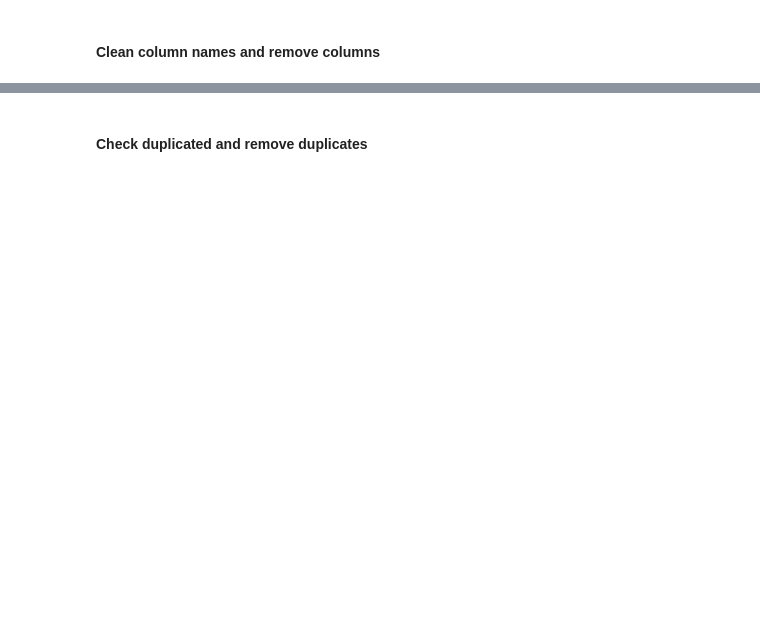
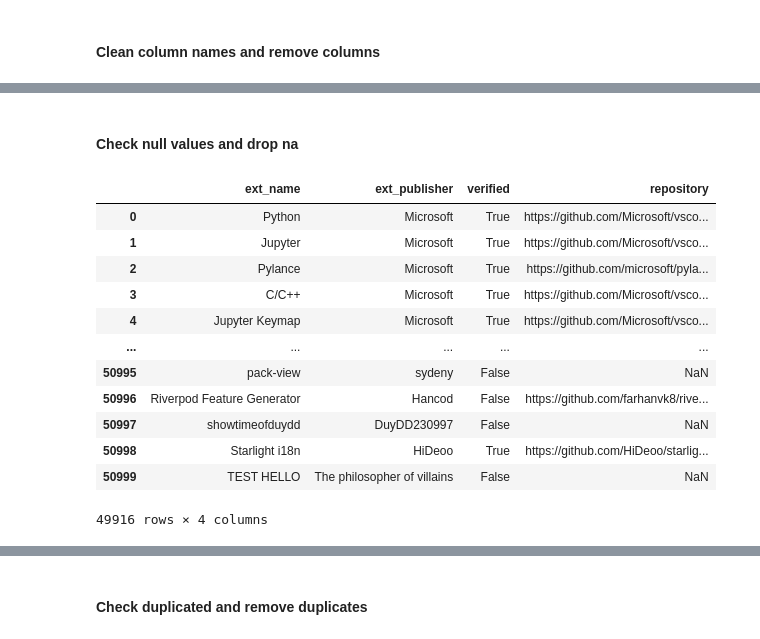
Before and after one commit to Ironhack-DA-Course/proj-final, a Jupyter notebook: notebooks/data_preprocessing.ipynb, the cells around one changed output, grey strips where cells are left out. Drawn from its saved outputs; the diff is of its cells as text; code cells hidden in the pictures; blank space fills up the shorter version.

```diff
--- a/notebooks/data_preprocessing.ipynb
+++ b/notebooks/data_preprocessing.ipynb
@@ -84,0 +125,18 @@ df_scraped.columns, df_verified.columns, df_vulnerable.columns
+# %% [markdown]
+#### Check null values and drop na
+# %%
+df_verified =df_verified[((df_verified["repository"].str.contains("https://git|https://www.git|github.com",na=False,regex=True)) | (df_verified["repository"].isna()))]
+# %% [output]
+|  | ext_name | ext_publisher | verified | repository |
+| 0 | Python | Microsoft | True | https://github.com/Microsoft/vsco... |
+| 1 | Jupyter | Microsoft | True | https://github.com/Microsoft/vsco... |
+| 2 | Pylance | Microsoft | True | https://github.com/microsoft/pyla... |
+| 3 | C/C++ | Microsoft | True | https://github.com/Microsoft/vsco... |
+| 4 | Jupyter Keymap | Microsoft | True | https://github.com/Microsoft/vsco... |
+| ... | ... | ... | ... | ... |
+| 50995 | pack-view | sydeny | False | NaN |
+| 50996 | Riverpod Feature Generator | Hancod | False | https://github.com/farhanvk8/rive... |
+| 50997 | showtimeofduydd | DuyDD230997 | False | NaN |
+| 50998 | Starlight i18n | HiDeoo | True | https://github.com/HiDeoo/starlig... |
+| 50999 | TEST HELLO | The philosopher of villains | False | NaN |
+49916 rows × 4 columns
```
Also changed, not shown: parts of 16 cells of this notebook, 6 other files.
